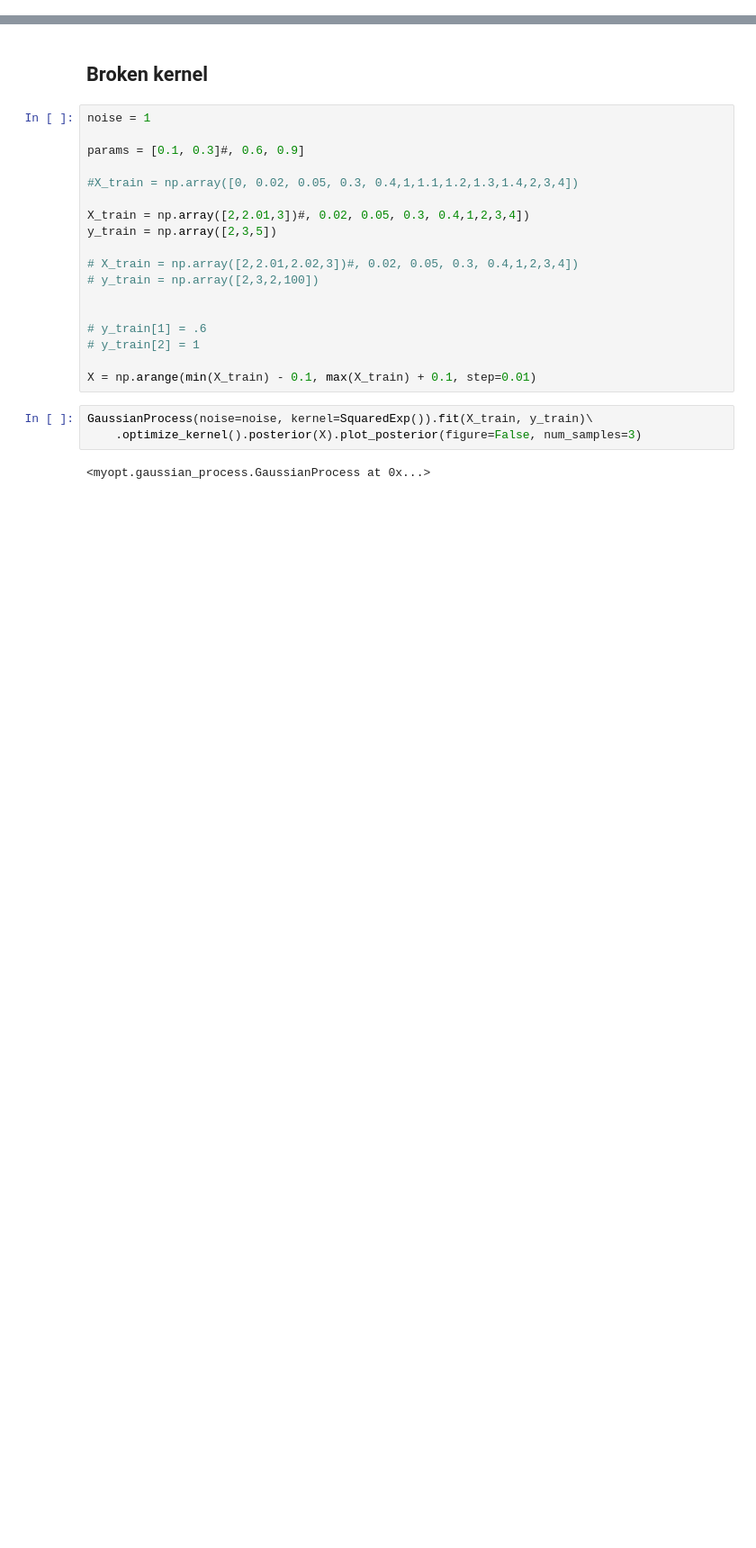
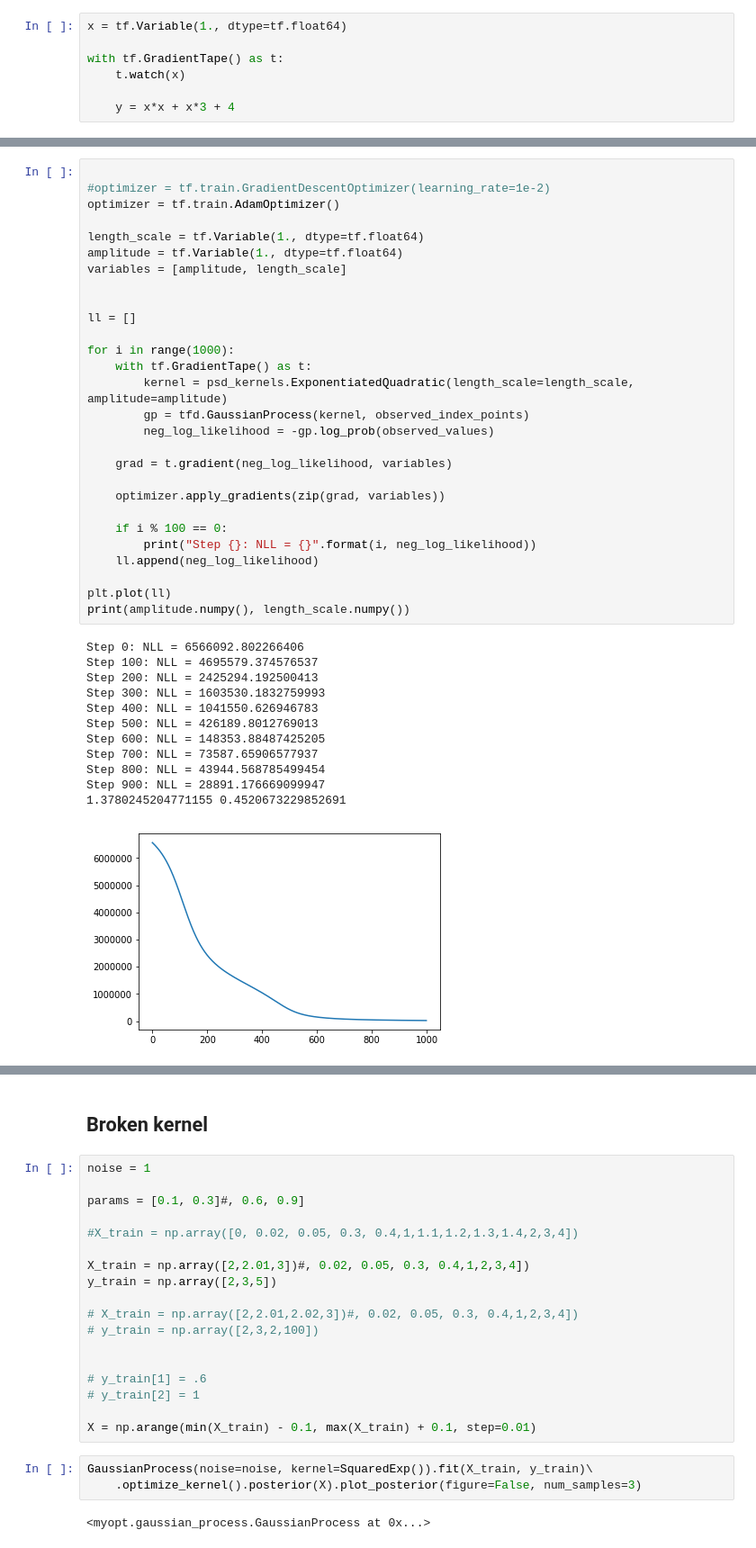
Before and after one commit to darthdeus/bopt, a Jupyter notebook: notebooks/Kernel opt bug.ipynb, the cells around one changed output, grey strips where cells are left out. Shown at 90% size. Cells and saved outputs as stored; diff of their text form; blank space fills up the shorter version.

```diff
--- a/notebooks/Kernel opt bug.ipynb
+++ b/notebooks/Kernel opt bug.ipynb
@@ -26,0 +64,7 @@ import GPy
+# %%
+x = tf.Variable(1., dtype=tf.float64)
+
+with tf.GradientTape() as t:
+    t.watch(x)
+
+    y = x*x + x*3 + 4
@@ -26,0 +90,41 @@ import GPy
+# %%
+
+#optimizer = tf.train.GradientDescentOptimizer(learning_rate=1e-2)
+optimizer = tf.train.AdamOptimizer()
+
+length_scale = tf.Variable(1., dtype=tf.float64)
+amplitude = tf.Variable(1., dtype=tf.float64)
+variables = [amplitude, length_scale]
+
+
+ll = []
+
+for i in range(1000):
+    with tf.GradientTape() as t:
+        kernel = psd_kernels.ExponentiatedQuadratic(length_scale=length_scale, amplitude=amplitude)
+        gp = tfd.GaussianProcess(kernel, observed_index_points)
+        neg_log_likelihood = -gp.log_prob(observed_values)
+
+    grad = t.gradient(neg_log_likelihood, variables)
+
+    optimizer.apply_gradients(zip(grad, variables))
+
+    if i % 100 == 0:
+        print("Step {}: NLL = {}".format(i, neg_log_likelihood))
+    ll.append(neg_log_likelihood)
+
+plt.plot(ll)
+print(amplitude.numpy(), length_scale.numpy())
+# %% [output]
+Step 0: NLL = 6566092.802266406
+Step 100: NLL = 4695579.374576537
+Step 200: NLL = 2425294.192500413
+Step 300: NLL = 1603530.1832759993
+Step 400: NLL = 1041550.626946783
+Step 500: NLL = 426189.8012769013
+Step 600: NLL = 148353.88487425205
+Step 700: NLL = 73587.65906577937
+Step 800: NLL = 43944.568785499454
+Step 900: NLL = 28891.176669099947
+1.3780245204771155 0.4520673229852691
+[figure, added]
```
Also changed, not shown: parts of 11 cells of this notebook, 1 other file.
